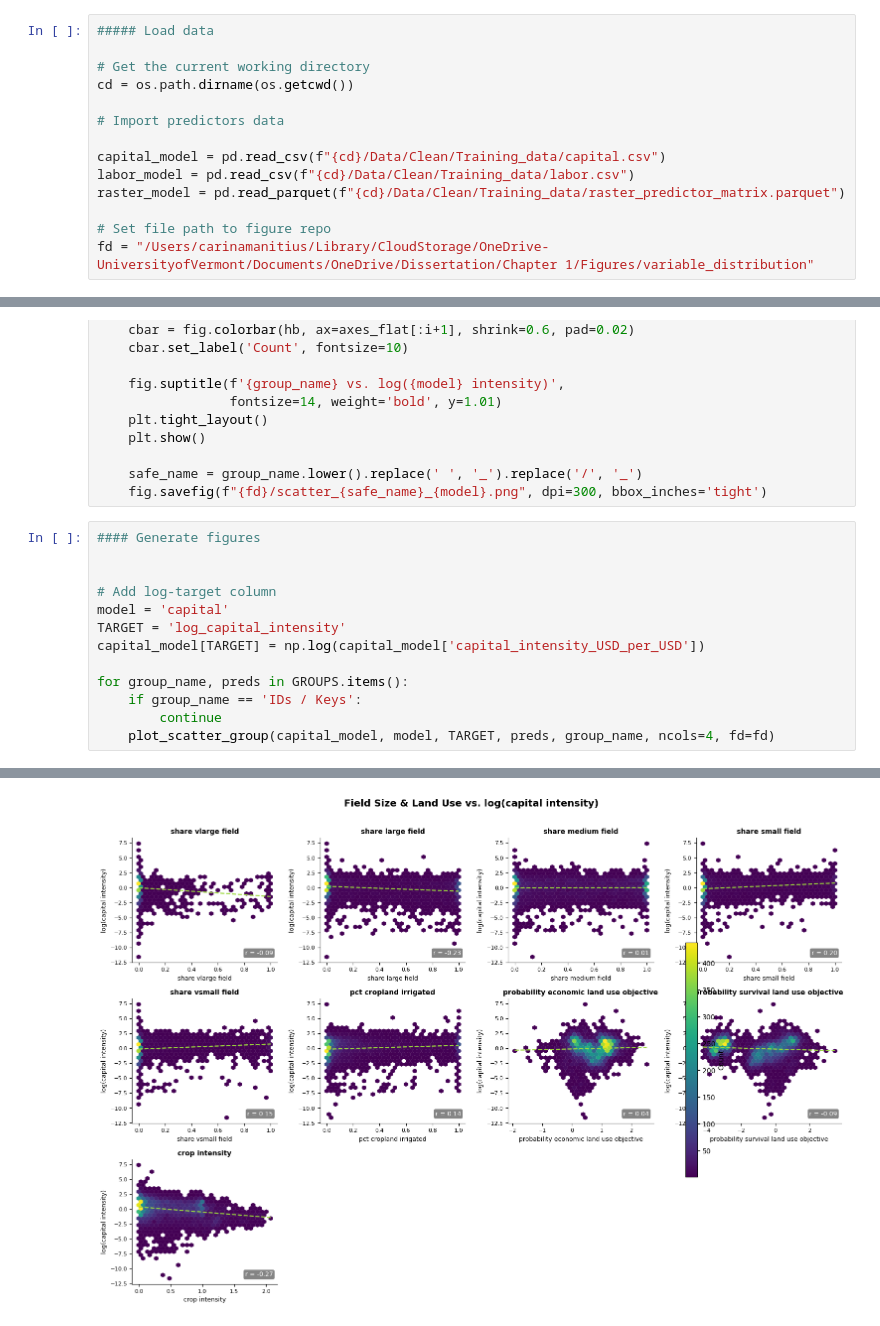
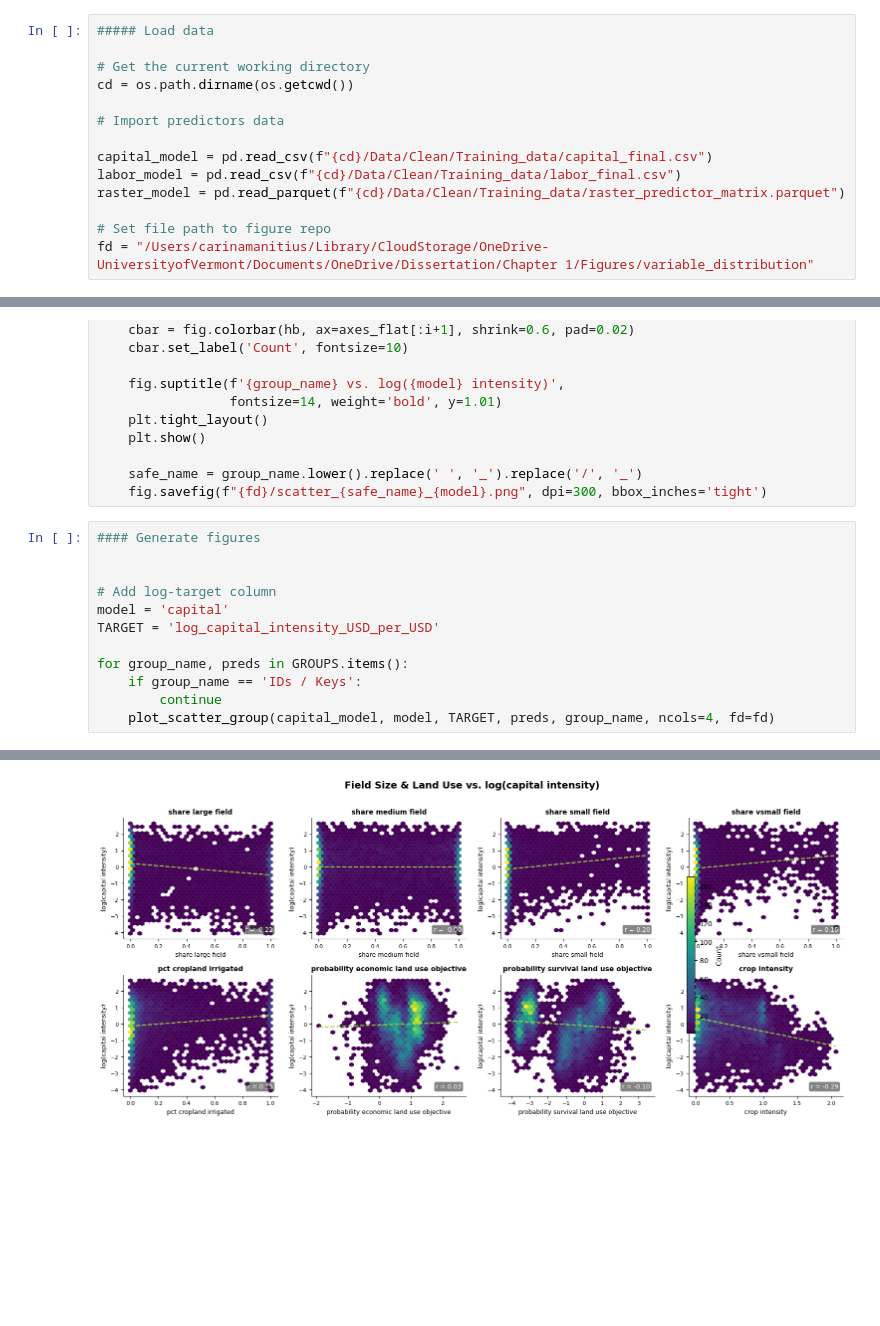
Before and after one commit to carinamani/AgDownscaling, a Jupyter notebook: 02_EDA/variable_distribution.ipynb, the cells around one changed output, grey strips where cells are left out. Saved outputs shown, nothing was run; the diff lists cells and outputs as text; blank space fills up the shorter version.

Commit message:
switch variable distribution charts to final model data

```diff
--- a/02_EDA/variable_distribution.ipynb
+++ b/02_EDA/variable_distribution.ipynb
@@ -17,8 +17,8 @@ cd = os.path.dirname(os.getcwd())
 
 # Import predictors data
 
-capital_model = pd.read_csv(f"{cd}/Data/Clean/Training_data/capital.csv")
-labor_model = pd.read_csv(f"{cd}/Data/Clean/Training_data/labor.csv")
+capital_model = pd.read_csv(f"{cd}/Data/Clean/Training_data/capital_final.csv")
+labor_model = pd.read_csv(f"{cd}/Data/Clean/Training_data/labor_final.csv")
 raster_model = pd.read_parquet(f"{cd}/Data/Clean/Training_data/raster_predictor_matrix.parquet")
 
 # Set file path to figure repo
@@ -356,8 +360,7 @@ def plot_scatter_group(df, model, target, predictors, group_name, ncols=4, fd='.
 
 # Add log-target column
 model = 'capital'
-TARGET = 'log_capital_intensity'
-capital_model[TARGET] = np.log(capital_model['capital_intensity_USD_per_USD'])
+TARGET = 'log_capital_intensity_USD_per_USD'
 
 for group_name, preds in GROUPS.items():
     if group_name == 'IDs / Keys':
@@ -368 +371 @@ for group_name, preds in GROUPS.items():
-[figure, old version]
+[figure, new version]
```
Also changed, not shown: parts of 7 cells of this notebook.
